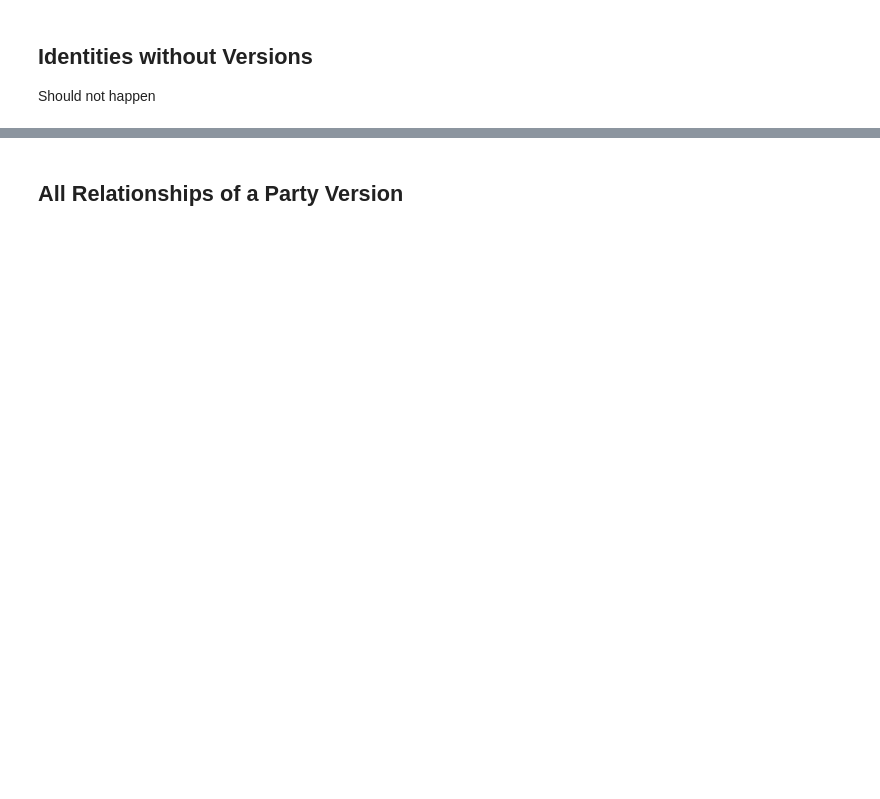
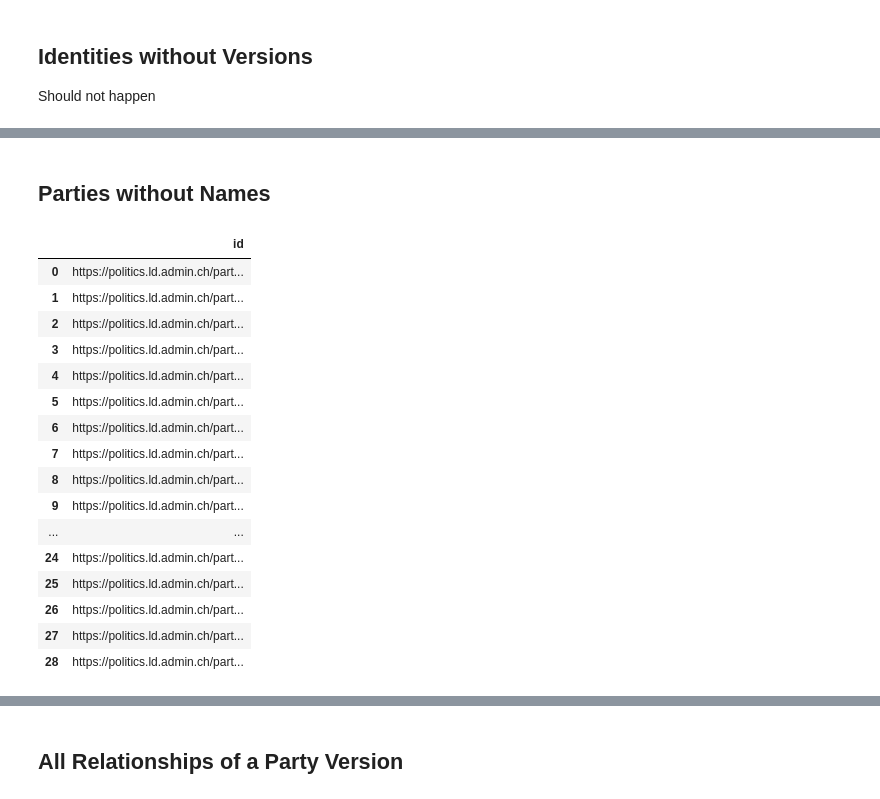
Before and after one commit to swiss/fch-political-party-pipeline, a Jupyter notebook: notebooks/2_use.ipynb, the cells around one changed output, grey strips where cells are left out. Drawn from its saved outputs; the diff is of its cells as text; code cells hidden in the pictures; blank space fills up the shorter version.

```diff
--- a/notebooks/2_use.ipynb
+++ b/notebooks/2_use.ipynb
@@ -78,0 +77,38 @@ display(df)
+# %% [markdown]
+## Parties without Names
+# %%
+query = """
+
+PREFIX vl: <https://version.link/>
+PREFIX schema: <http://schema.org/>
+
+SELECT ?id WHERE {
+    ?id a vl:Identity .
+    FILTER NOT EXISTS {
+        ?id schema:name ?name .
+    }
+}
+
+"""
+# %%
+df = sparql_to_df(g, query)
+
+display(df)
+# %% [output]
+|  | id |
+| 0 | https://politics.ld.admin.ch/part... |
+| 1 | https://politics.ld.admin.ch/part... |
+| 2 | https://politics.ld.admin.ch/part... |
+| 3 | https://politics.ld.admin.ch/part... |
+| 4 | https://politics.ld.admin.ch/part... |
+| 5 | https://politics.ld.admin.ch/part... |
+| 6 | https://politics.ld.admin.ch/part... |
+| 7 | https://politics.ld.admin.ch/part... |
+| 8 | https://politics.ld.admin.ch/part... |
+| 9 | https://politics.ld.admin.ch/part... |
+| ... | ... |
+| 24 | https://politics.ld.admin.ch/part... |
+| 25 | https://politics.ld.admin.ch/part... |
+| 26 | https://politics.ld.admin.ch/part... |
+| 27 | https://politics.ld.admin.ch/part... |
+| 28 | https://politics.ld.admin.ch/part... |
```
Also changed, not shown: parts of 9 cells of this notebook.
